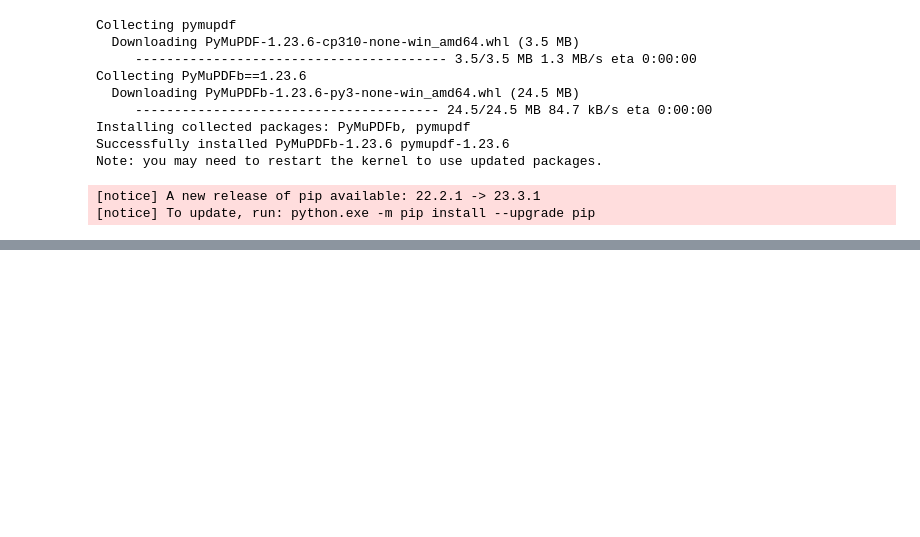
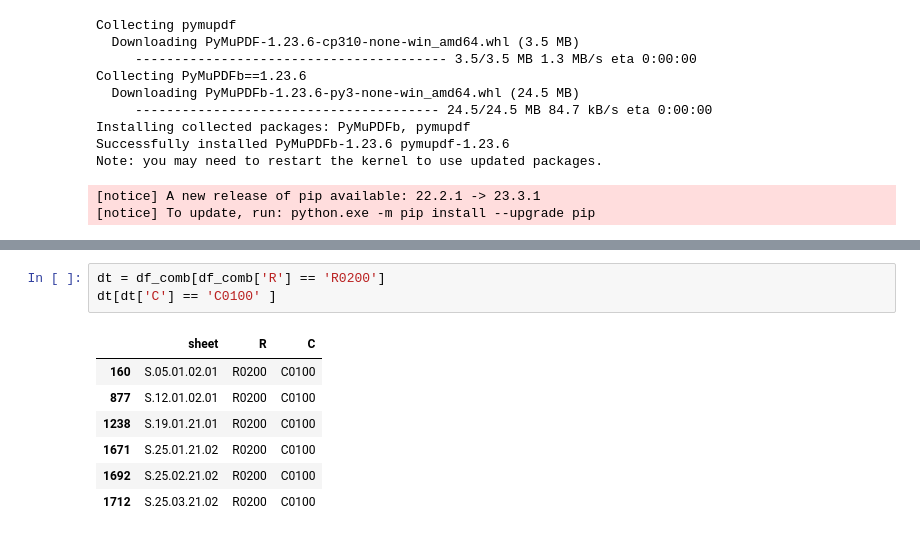
Before and after one commit to alexmal01/Supervision3mISIe, a Jupyter notebook: object_detection/detect_tables.ipynb, the cells around one changed output, grey strips where cells are left out. Saved outputs shown, nothing was run; the diff lists cells and outputs as text; blank space fills up the shorter version.

```diff
--- a/object_detection/detect_tables.ipynb
+++ b/object_detection/detect_tables.ipynb
@@ -95,0 +269,11 @@ SKŁADKI, ODSZKODOWANIA I ŚWIADCZENIA ORAZ KOSZTY WG KRAJU (S
+# %%
+dt = df_comb[df_comb['R'] == 'R0200']
+dt[dt['C'] == 'C0100' ]
+# %% [output]
+|  | sheet | R | C |
+| 160 | S.05.01.02.01 | R0200 | C0100 |
+| 877 | S.12.01.02.01 | R0200 | C0100 |
+| 1238 | S.19.01.21.01 | R0200 | C0100 |
+| 1671 | S.25.01.21.02 | R0200 | C0100 |
+| 1692 | S.25.02.21.02 | R0200 | C0100 |
+| 1712 | S.25.03.21.02 | R0200 | C0100 |
```
Also changed, not shown: parts of 11 cells of this notebook.
